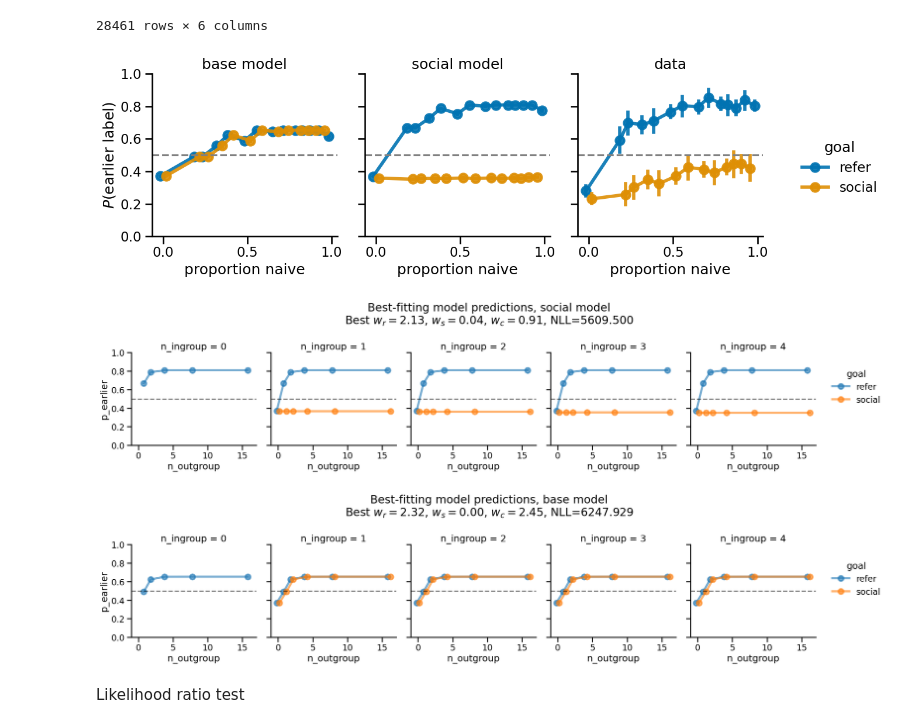
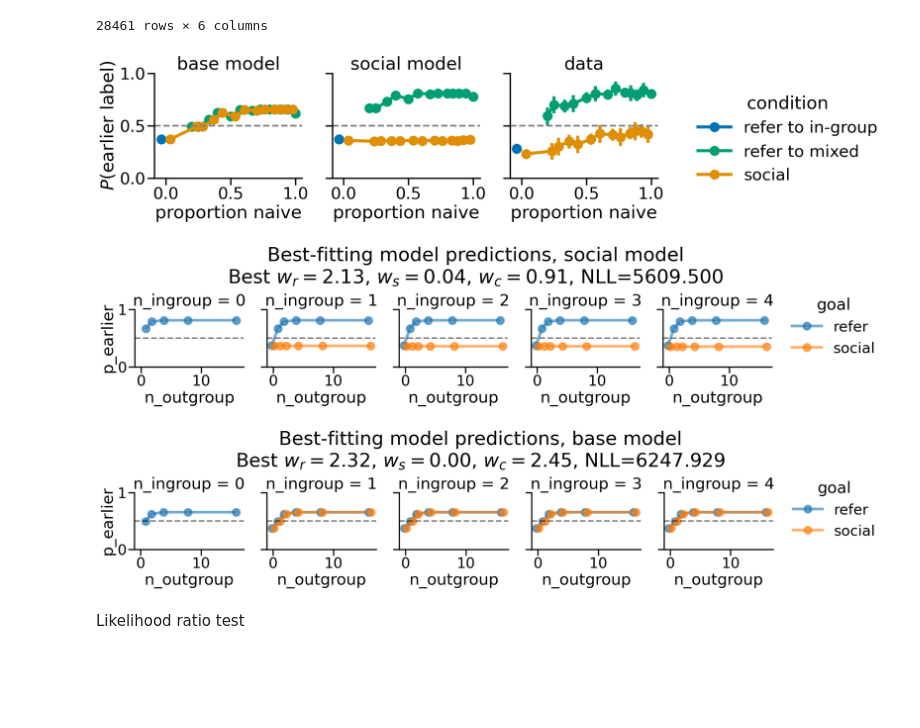
Before and after one commit to aliciamchen/code-switching, a Jupyter notebook: model/fit-predict-3pp-blue-naive-earlier-later.ipynb, the cells around one changed output. Saved outputs shown, nothing was run; the diff lists cells and outputs as text; code cells hidden in the pictures; blank space fills up the shorter version.

```diff
--- a/model/fit-predict-3pp-blue-naive-earlier-later.ipynb
+++ b/model/fit-predict-3pp-blue-naive-earlier-later.ipynb
@@ -17,7 +17,7 @@ from tqdm import tqdm
 
 import utils
 
-sns.set_context("talk")
+sns.set_context('poster', font_scale=1.3)
 # %% [markdown]
 ## Load data and fit model
 # %%
@@ -377,36 +377,47 @@ preds_df
 | 9485 | data | refer | 1 | 2 | 1.000000 | 0.666667 |
 | 9486 | data | refer | 3 | 8 | 1.000000 | 0.727273 |
 28461 rows × 6 columns
+# %%
+conditions = [
+    (preds_df["goal"] == "refer") & (preds_df["n_outgroup"] == 0),
+    (preds_df["goal"] == "refer") & (preds_df["n_outgroup"] > 0),
+    (preds_df["goal"] == "social")
+]
+conditions_labels = ["refer to in-group", "refer to mixed", "social"]
+preds_df["condition"] = np.select(conditions, conditions_labels)
+# %%
+colors = sns.color_palette("colorblind")
+palette = {"refer to in-group": colors[0], "refer to mixed": colors[2], "social": colors[1]}
 # %%
 g = sns.FacetGrid(
     preds_df,
     col="model",
     col_order=["base model", "social model", "data"],
     margin_titles=True,
-    height=4.3,
-    aspect=0.95
+    height=5,
+    aspect=1.05
 )
 g.map_dataframe(
     sns.pointplot,
     x="prop_naive",
     y="p_earlier",
-    hue="goal",
-    hue_order=["refer", "social"],
-    palette="colorblind",
-    dodge=0.8,
-    alpha=0.9,
+    hue="condition",
+    hue_order=conditions_labels,
+    palette=palette,
+    dodge=1.7,
+    alpha=1,
     native_scale=True
 )
 g.set_titles(col_template="{col_name}", row_template="{row_name} label")
 g.set(ylim=(0, 1), ylabel="$P(\\text{earlier label})$", xlabel="proportion naive")
 for ax in g.axes.flat:
     ax.axhline(0.5, ls="--", color="gray")
-g.add_legend(title="goal", bbox_to_anchor=(1.01, 0.5))
+g.add_legend(title="condition", bbox_to_anchor=(1.01, 0.5))
 plt.savefig("3pp_blue_naive_earlier_later.pdf")
 
 plt.show()
 # %% [output]
-[figure, old version]
+[figure, new version]
 # %%
 g = sns.catplot(
     data=preds_df[preds_df["model"] == "social model"],
@@ -432,7 +443,7 @@ g.figure.suptitle(
 )
 plt.show()
 # %% [output]
-[figure, old version]
+[figure, new version]
 # %%
 g = sns.catplot(
     data=preds_df[preds_df["model"] == "base model"],
@@ -458,7 +469,7 @@ g.figure.suptitle(
 )
 plt.show()
 # %% [output]
-[figure, old version]
+[figure, new version]
 # %% [markdown]
 Likelihood ratio test
 # %%
```
Also changed, not shown: 9 other files.
